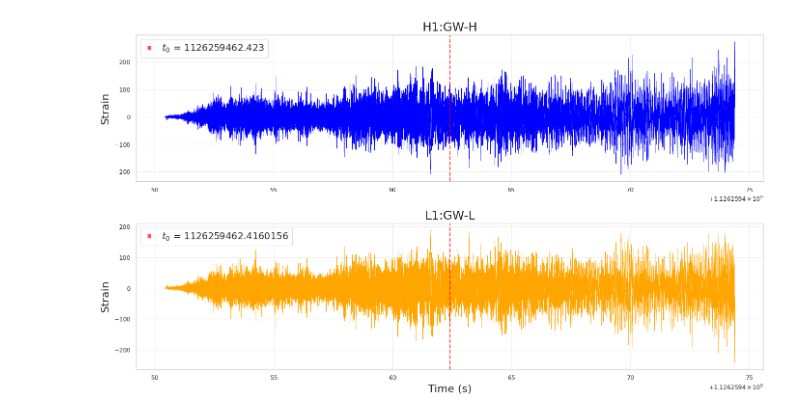
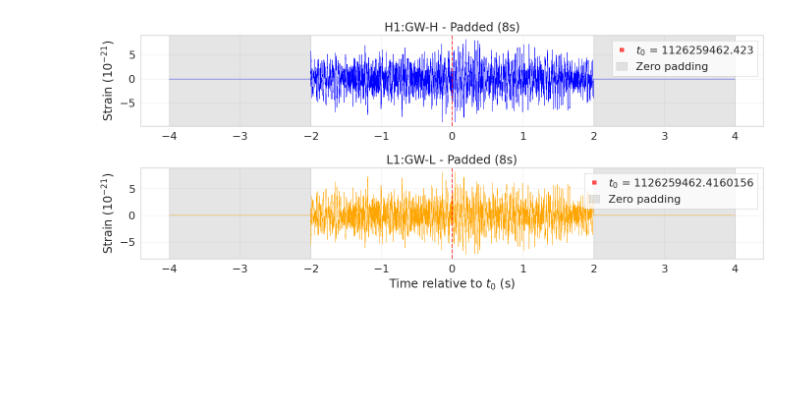
Before and after one commit to chaipattira/gw-collapsar, a Jupyter notebook: notebooks/preprocess.ipynb, the cells around one changed output. Drawn from its saved outputs; the diff is of its cells as text; code cells hidden in the pictures; blank space fills up the shorter version.

```diff
--- a/notebooks/preprocess.ipynb
+++ b/notebooks/preprocess.ipynb
@@ -1,9 +0,0 @@
-# %%
-import os
-import numpy as np
-from gwpy.timeseries import TimeSeries, TimeSeriesDict
-import matplotlib.pyplot as plt
-from scipy import signal
-import seaborn as sns
-
-sns.set(style='whitegrid', context='paper')
@@ -85,0 +156,9 @@ L1: t0 = 1126259450.416066, duration = 24.000s
+# %%
+# Resample to 4096 Hz
+ts_resampled = {}
+target_sample_rate = 4096
+
+for det_name, ts in ts_cropped.items():
+    ts_resampled[det_name] = ts.resample(target_sample_rate)
+
+    print(f"{det_name}: {len(ts_resampled[det_name])} samples @ {ts_resampled[det_name].sample_rate.value:.0f} Hz")
@@ -86,23 +207,24 @@ L1: t0 = 1126259450.416066, duration = 24.000s
 # %%
-# Plot
-fig, (ax1, ax2) = plt.subplots(2, 1, figsize=(14, 8))
+# Visualize padded signals
+fig, axes = plt.subplots(2, 1, figsize=(14, 6))
 
-for idx, (det_name, ts) in enumerate(timeseries_dict.items()):
-    ax = ax1 if idx == 0 else ax2
-    det_params = detectors[det_name]
-    t0_gps = det_params['t0_gps']
-    color = det_params['color']
+for idx, (det_name, ts) in enumerate(ts_padded.items()):
+    ax = axes[idx]
+    t0_gps = DETECTORS[det_name]['t0_gps']
 
-    ax.plot(ts.times.value, ts.value, linewidth=0.5, color=color)
-    ax.axvline(x=t0_gps, color='red', linestyle='--', linewidth=1.5,
-               label=f'$t_0$ = {t0_gps}', alpha=0.7)
-    ax.set_ylabel('Strain', fontsize=16)
-    ax.set_title(det_params['channel_name'], fontsize=18)
-    ax.legend(fontsize=14)
+    # Plot time relative to t0
+    time_rel = ts.times.value - t0_gps
+    ax.plot(time_rel, ts.value / 1e-21, linewidth=0.5, color=DETECTORS[det_name]['color'])
+    ax.axvline(x=0, color='red', linestyle='--', linewidth=1.5, alpha=0.7, label=f'$t_0$ = {t0_gps}')
+    ax.axvspan(-4, -2, alpha=0.2, color='gray', label='Zero padding')
+    ax.axvspan(2, 4, alpha=0.2, color='gray')
+    ax.set_title(f"{DETECTORS[det_name]['channel_name']} - Padded (8s)")
+    ax.set_ylabel('Strain ($10^{-21}$)')
+    ax.legend()
     ax.grid(True, alpha=0.3)
 
-ax2.set_xlabel('Time (s)', fontsize=16)
+axes[1].set_xlabel('Time relative to $t_0$ (s)')
 plt.tight_layout()
 plt.show()
 # %% [output]
-[figure, old version]
+[figure, new version]
```
Also changed, not shown: parts of 28 cells of this notebook.
